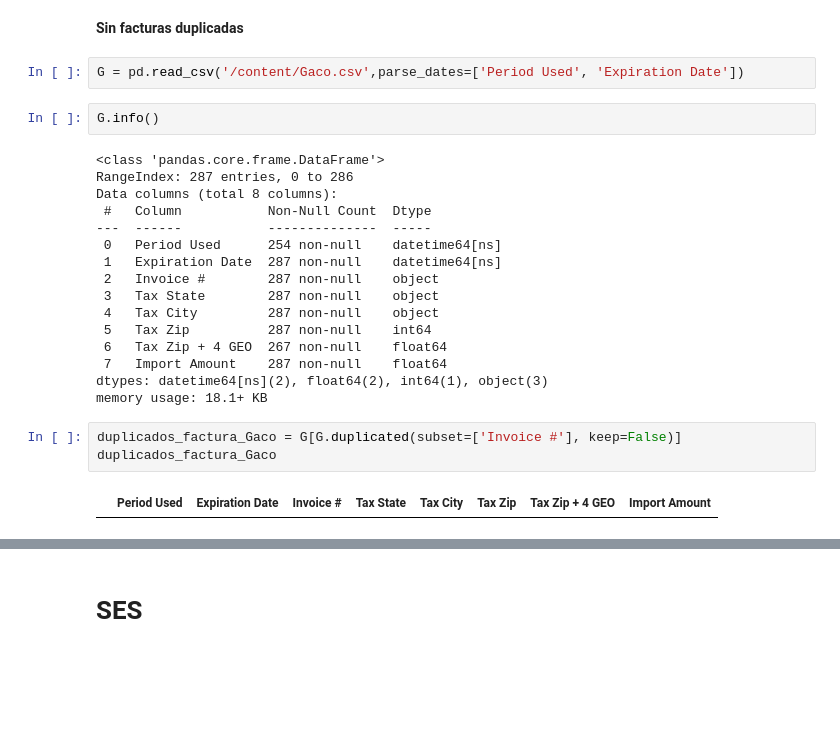
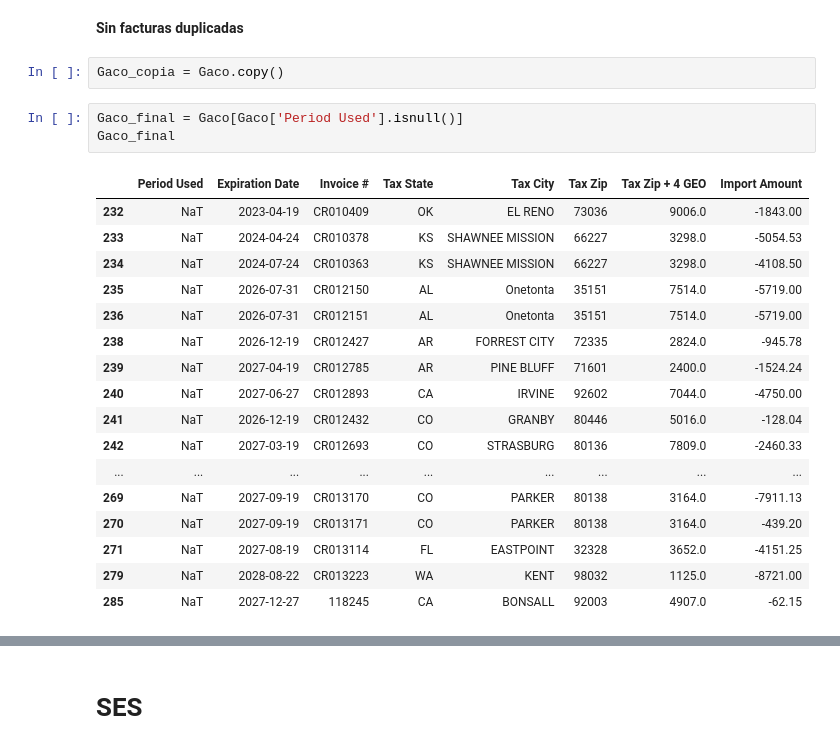
Before and after one commit to Apolo5102/GyA---Grupo-4, a Jupyter notebook: EDA_enero.ipynb, the cells around one changed output, grey strips where cells are left out. Drawn from its saved outputs; the diff is of its cells as text; blank space fills up the shorter version.

```diff
--- a/EDA_enero.ipynb
+++ b/EDA_enero.ipynb
@@ -595,28 +658,26 @@ dtype: int64
 # Gaco
 # %% [markdown]
 **Sin facturas duplicadas**
-# %%
-G = pd.read_csv('/content/Gaco.csv',parse_dates=['Period Used', 'Expiration Date'])
-# %%
-G.info()
-# %% [output]
-<class 'pandas.core.frame.DataFrame'>
-RangeIndex: 287 entries, 0 to 286
-Data columns (total 8 columns):
- #   Column           Non-Null Count  Dtype
----  ------           --------------  -----
- 0   Period Used      254 non-null    datetime64[ns]
- 1   Expiration Date  287 non-null    datetime64[ns]
- 2   Invoice #        287 non-null    object
- 3   Tax State        287 non-null    object
- 4   Tax City         287 non-null    object
- 5   Tax Zip          287 non-null    int64
- 6   Tax Zip + 4 GEO  267 non-null    float64
- 7   Import Amount    287 non-null    float64
-dtypes: datetime64[ns](2), float64(2), int64(1), object(3)
-memory usage: 18.1+ KB
-# %%
-duplicados_factura_Gaco = G[G.duplicated(subset=['Invoice #'], keep=False)]
-duplicados_factura_Gaco
-# %% [output]
-|  | Period Used | Expiration Date | Invoice # | Tax State | Tax City | Tax Zip | Tax Zip + 4 GEO | Import Amount |
+# %%
+Gaco_copia = Gaco.copy()
+# %%
+Gaco_final = Gaco[Gaco['Period Used'].isnull()]
+Gaco_final
+# %% [output]
+|  | Period Used | Expiration Date | Invoice # | Tax State | Tax City | Tax Zip | Tax Zip + 4 GEO | Import Amount |
+| 232 | NaT | 2023-04-19 | CR010409 | OK | EL RENO | 73036 | 9006.0 | -1843.00 |
+| 233 | NaT | 2024-04-24 | CR010378 | KS | SHAWNEE MISSION | 66227 | 3298.0 | -5054.53 |
+| 234 | NaT | 2024-07-24 | CR010363 | KS | SHAWNEE MISSION | 66227 | 3298.0 | -4108.50 |
+| 235 | NaT | 2026-07-31 | CR012150 | AL | Onetonta | 35151 | 7514.0 | -5719.00 |
+| 236 | NaT | 2026-07-31 | CR012151 | AL | Onetonta | 35151 | 7514.0 | -5719.00 |
+| 238 | NaT | 2026-12-19 | CR012427 | AR | FORREST CITY | 72335 | 2824.0 | -945.78 |
+| 239 | NaT | 2027-04-19 | CR012785 | AR | PINE BLUFF | 71601 | 2400.0 | -1524.24 |
+| 240 | NaT | 2027-06-27 | CR012893 | CA | IRVINE | 92602 | 7044.0 | -4750.00 |
+| 241 | NaT | 2026-12-19 | CR012432 | CO | GRANBY | 80446 | 5016.0 | -128.04 |
+| 242 | NaT | 2027-03-19 | CR012693 | CO | STRASBURG | 80136 | 7809.0 | -2460.33 |
+| ... | ... | ... | ... | ... | ... | ... | ... | ... |
+| 269 | NaT | 2027-09-19 | CR013170 | CO | PARKER | 80138 | 3164.0 | -7911.13 |
+| 270 | NaT | 2027-09-19 | CR013171 | CO | PARKER | 80138 | 3164.0 | -439.20 |
+| 271 | NaT | 2027-08-19 | CR013114 | FL | EASTPOINT | 32328 | 3652.0 | -4151.25 |
+| 279 | NaT | 2028-08-22 | CR013223 | WA | KENT | 98032 | 1125.0 | -8721.00 |
+| 285 | NaT | 2027-12-27 | 118245 | CA | BONSALL | 92003 | 4907.0 | -62.15 |
```
Also changed, not shown: parts of 53 cells of this notebook.
